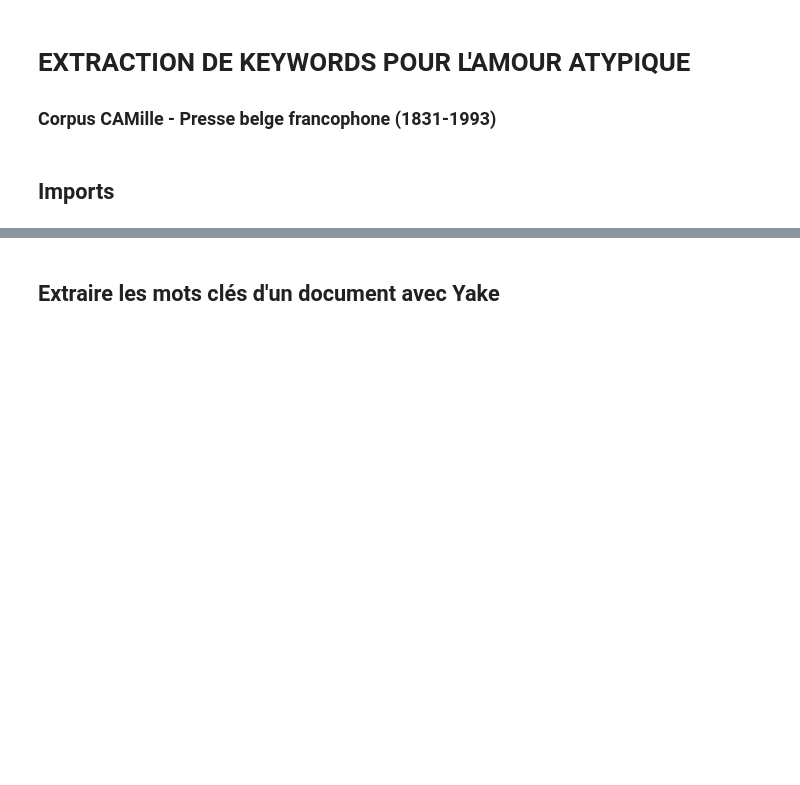
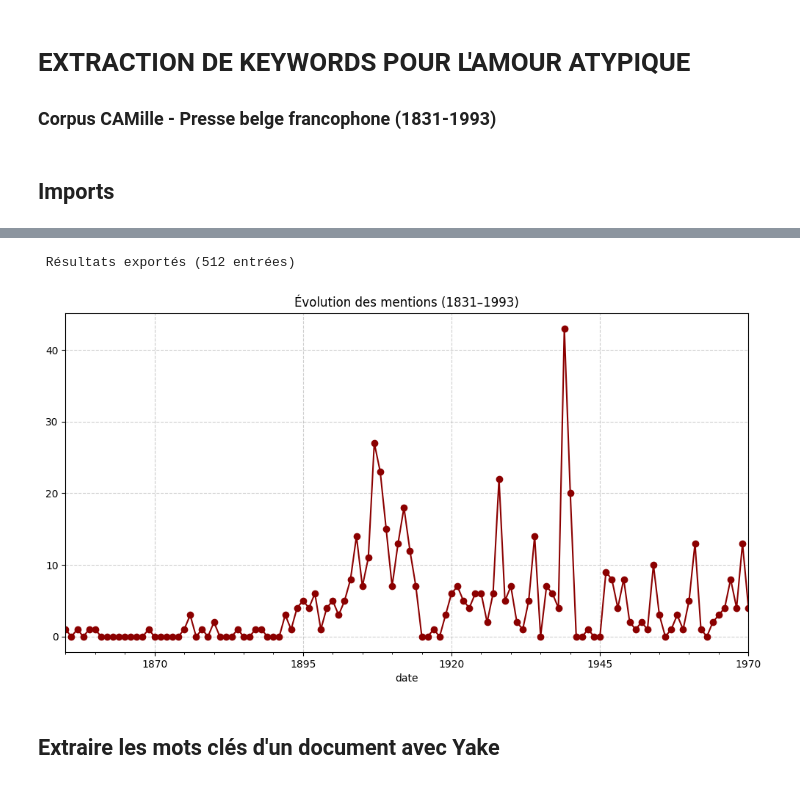
Before and after one commit to IlariaFa/tac, a Jupyter notebook: tps/tp4/s3_keywords.ipynb, the cells around one changed output, grey strips where cells are left out. Cells and saved outputs as stored; diff of their text form; code cells hidden in the pictures; blank space fills up the shorter version.

```diff
--- a/tps/tp4/s3_keywords.ipynb
+++ b/tps/tp4/s3_keywords.ipynb
@@ -11,8 +12,14 @@ from tqdm import tqdm  # Barre de progression
 import spacy
 from collections import defaultdict
 # %%
-# Initialisation du modèle spaCy et de YAKE
+# Initialisation du modèle spaCy et YAKE
 nlp = spacy.load("fr_core_news_lg", disable=["ner", "parser"])
 kw_extractor = yake.KeywordExtractor(
-    lan="fr", n=3, dedupLim=0.9, dedupFunc='seqm', windowsSize=2, top=100
+    lan="fr", n=3, dedupLim=0.9, dedupFunc='seqm',
+    windowsSize=2, top=100, features=None
 )
+# %%
+# chein vers le ficher
+data_path = "../../data/txt_tp4"
+files = sorted([f for f in os.listdir(data_path) if f.endswith('.txt')])
+print(f" {len(files)} fichiers trouvés (ex: {files[:3]})")
@@ -19,3 +109,32 @@ kw_extractor = yake.KeywordExtractor(
+# %%
+#exort CVS
+if results:  # Vérifie qu'il y a des résultats
+    df = pd.DataFrame(results)
+    df.to_csv("../../data/results/keywords_amour_atypique.csv", index=False, encoding='utf-8')
+    print(f"\n Résultats exportés ({len(df)} entrées)")
+else:
+    print("\n AUCUN RÉSULTAT TROUVÉ - Vérifiez les mots_cibles/mots_exclus")
+# %% [output]
+ Résultats exportés (512 entrées)
+# %%
+# le graphique
+if 'date' in df.columns:  # Vérifie que la colonne existe
+    df['date'] = pd.to_datetime(df['date'], errors='coerce')
+    df = df.dropna(subset=['date'])
+
+    if not df.empty:
+        plt.figure(figsize=(12, 6))
+        df.set_index('date').resample('Y').size().plot(
+            kind='line', marker='o', color='darkred',
+            title="Évolution des mentions (1831–1993)"
+        )
+        plt.grid(True, linestyle='--', alpha=0.6)
+        plt.savefig("../../data/results/evolution.png", dpi=300)
+        plt.show()
+    else:
+        print("⚠️ Pas assez de données pour le graphique")
+# %% [output]
+[figure, added]
 # %% [markdown]
 ## Extraire les mots clés d'un document avec Yake
 # %% [markdown]
```
Also changed, not shown: parts of 9 cells of this notebook.
